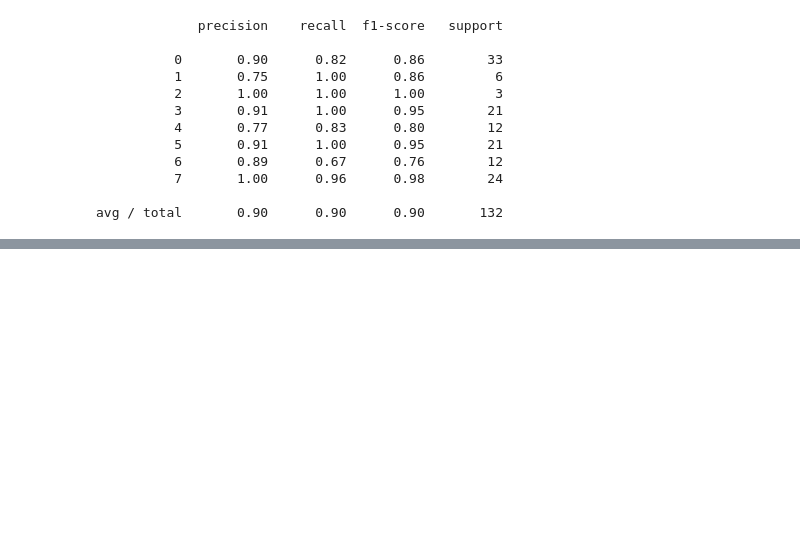
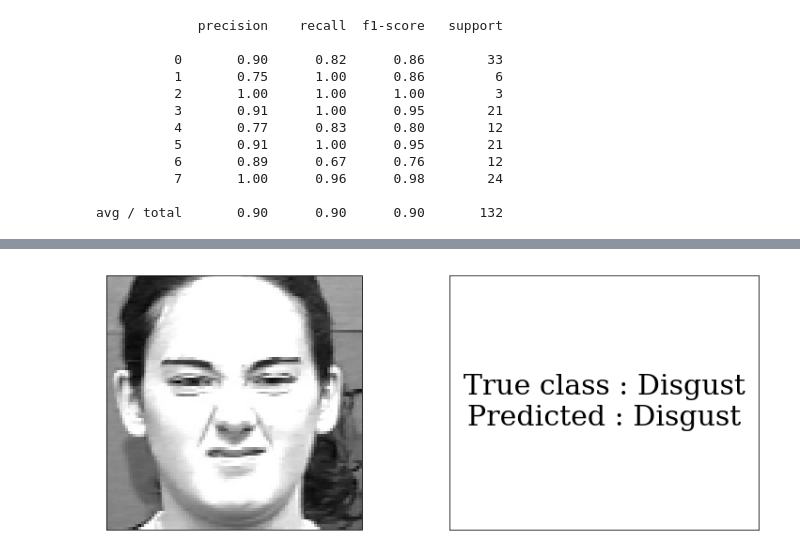
Before and after one commit to SunProg/do-neural-networks-learn-faus-iccvw-2015, a Jupyter notebook: visualization.ipynb, the cells around one changed output, grey strips where cells are left out. Drawn from its saved outputs; the diff is of its cells as text; code cells hidden in the pictures; blank space fills up the shorter version.

```diff
--- a/visualization.ipynb
+++ b/visualization.ipynb
@@ -100,0 +128,25 @@ avg / total       0.90      0.90      0.90       132
+# %%
+def make_text(data_num):
+    emotion_label = ['Neutral', 'Angry', 'Contempt', 'Disgust',
+                     'Fear', 'Happy', 'Sadness', 'Surprise']
+    y_valid_text = emotion_label[y_valid[data_num]]
+    y_predict_text = emotion_label[y_classes[data_num]]
+    return 'True class : ' + y_valid_text + '\nPredicted : ' + y_predict_text
+# %%
+def plotting(data_num):
+    fig = plt.figure(figsize=(20,5))
+
+    font = {'family': 'serif',
+            'color':  'black',
+            'weight': 'normal',
+            'size': 30,
+            }
+    ax = fig.add_subplot(1, 3, 1, xticks=[], yticks=[])
+    ax.imshow(X_img[data_num])
+    text = make_text(data_num)
+    ax = fig.add_subplot(1, 3, 2, xticks=[], yticks=[])
+    plt.text(0.5, 0.5, text, fontdict=font, ha='center', va='center', transform=ax.transAxes)
+# %%
+plotting(10)
+# %% [output]
+[figure, added]
```
Also changed, not shown: parts of 7 cells of this notebook.
